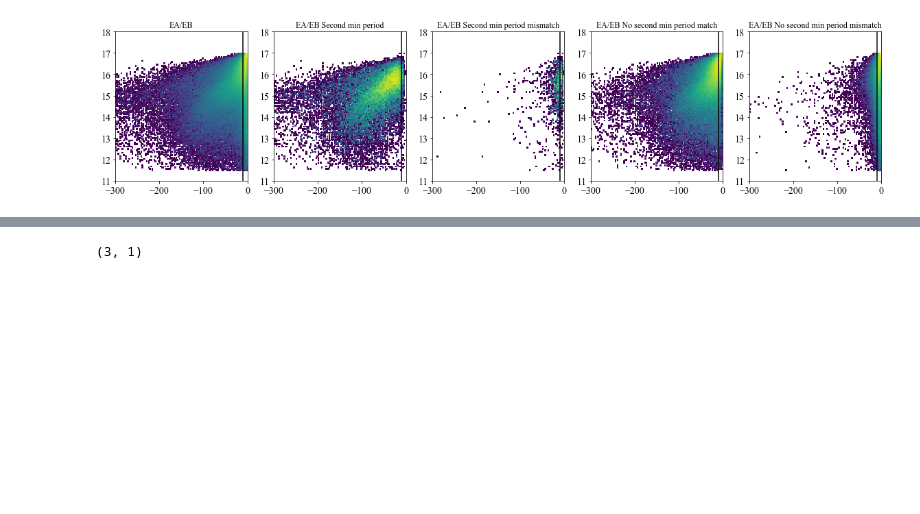
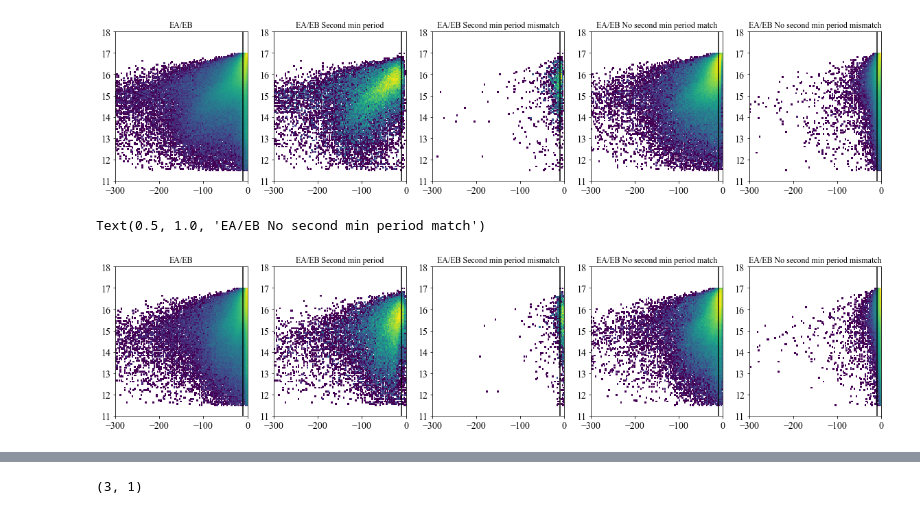
Before and after one commit to thomasmolnar/virac_classifier, a Jupyter notebook: test_notebooks/var_cat.ipynb, the cells around one changed output, grey strips where cells are left out. Drawn from its saved outputs; the diff is of its cells as text; code cells hidden in the pictures; blank space fills up the shorter version.

```diff
--- a/test_notebooks/var_cat.ipynb
+++ b/test_notebooks/var_cat.ipynb
@@ -97,3 +97,40 @@ plt.title('EA/EB No second min period match')
 # %% [output]
 Text(0.5, 1.0, 'EA/EB No second min period match')
 [figure]
+# %%
+f,a=plt.subplots(1,5,figsize=[20.,4.])
+plt.sca(a[0])
+plt.hist2d(v['log10_fap_ls'][v['var_class']=='EA/EB'],
+           v['ks_b_ivw_mean_mag'][v['var_class']=='EA/EB'],
+           range=[[-300,0],[11.,18.]],bins=120,norm=LogNorm());
+plt.axvline(-10,color='k')
+plt.title('EA/EB')
+plt.sca(a[1])
+plt.hist2d(v['log10_fap_ls'][(v['var_class']=='EA/EB')&(v['significant_second_minimum'])],
+           v['ks_b_ivw_mean_mag'][(v['var_class']=='EA/EB')&(v['significant_second_minimum'])],
+           range=[[-300,0],[11.,18.]],bins=120,norm=LogNorm());
+plt.axvline(-10,color='k')
+plt.title('EA/EB Second min period')
+
+plt.sca(a[4])
+plt.hist2d(v['log10_fap_ls'][(v['var_class']=='EA/EB')&(~v['significant_second_minimum'])&(np.abs(2.*v['lsq_period']/v['cat_period']-1)>0.02)],
+           v['ks_b_ivw_mean_mag'][(v['var_class']=='EA/EB')&(~v['significant_second_minimum'])&(np.abs(2.*v['lsq_period']/v['cat_period']-1)>0.02)],
+           range=[[-300,0],[11.,18.]],bins=120,norm=LogNorm());
+plt.title('EA/EB No second min period mismatch')
+
+plt.axvline(-10,color='k')
+plt.sca(a[2])
+plt.hist2d(v['log10_fap_ls'][(v['var_class']=='EA/EB')&(v['significant_second_minimum'])&(np.abs(v['lsq_period']/v['cat_period']-1)>0.02)],
+           v['ks_b_ivw_mean_mag'][(v['var_class']=='EA/EB')&(v['significant_second_minimum'])&(np.abs(v['lsq_period']/v['cat_period']-1)>0.02)],
+           range=[[-300,0],[11.,18.]],bins=120,norm=LogNorm());
+plt.axvline(-10,color='k')
+plt.title('EA/EB Second min period mismatch')
+plt.sca(a[3])
+plt.hist2d(v['log10_fap_ls'][(v['var_class']=='EA/EB')&(~v['significant_second_minimum'])&(np.abs(2.*v['lsq_period']/v['cat_period']-1)<0.02)],
+           v['ks_b_ivw_mean_mag'][(v['var_class']=='EA/EB')&(~v['significant_second_minimum'])&(np.abs(2.*v['lsq_period']/v['cat_period']-1)<0.02)],
+           range=[[-300,0],[11.,18.]],bins=120,norm=LogNorm());
+plt.axvline(-10,color='k')
+plt.title('EA/EB No second min period match')
+# %% [output]
+Text(0.5, 1.0, 'EA/EB No second min period match')
+[figure, added]
```
Also changed, not shown: parts of 5 cells of this notebook, 9 other files.
